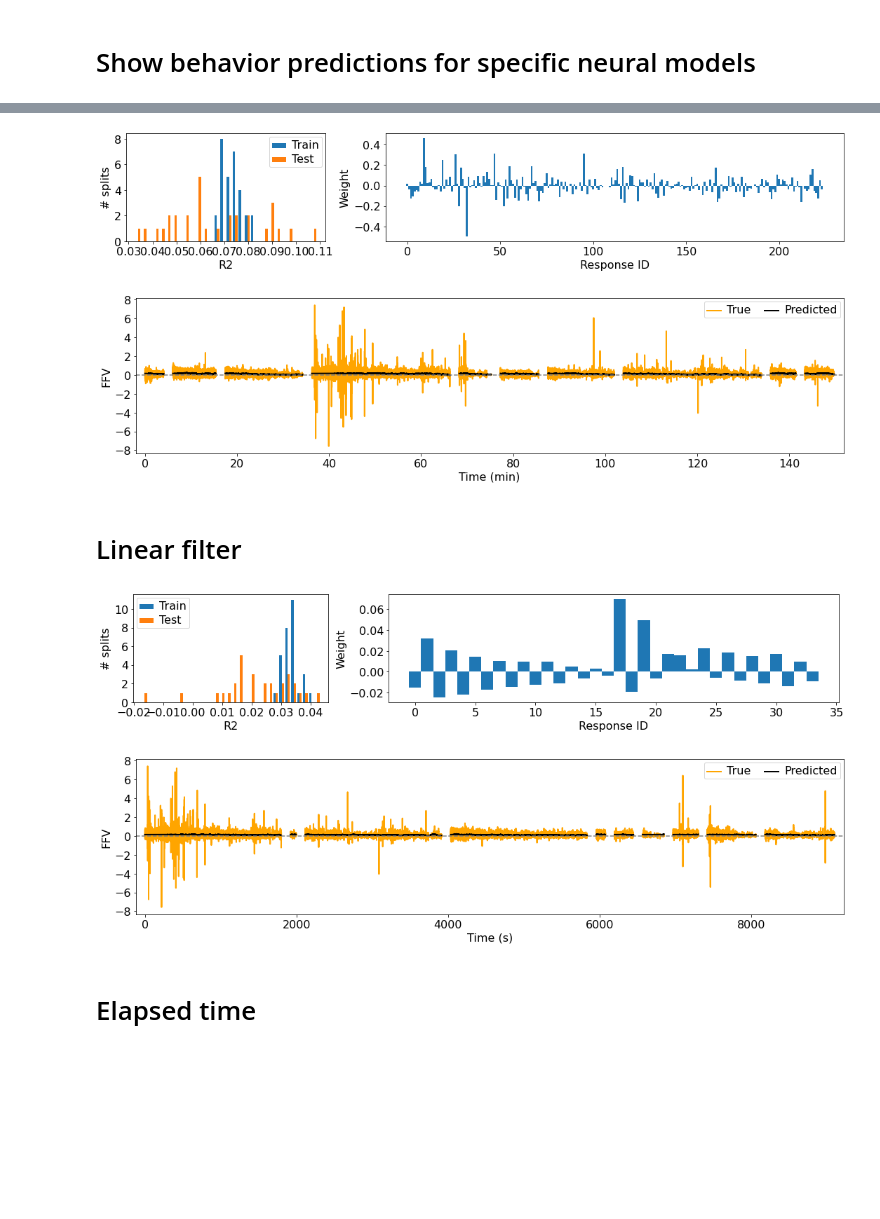
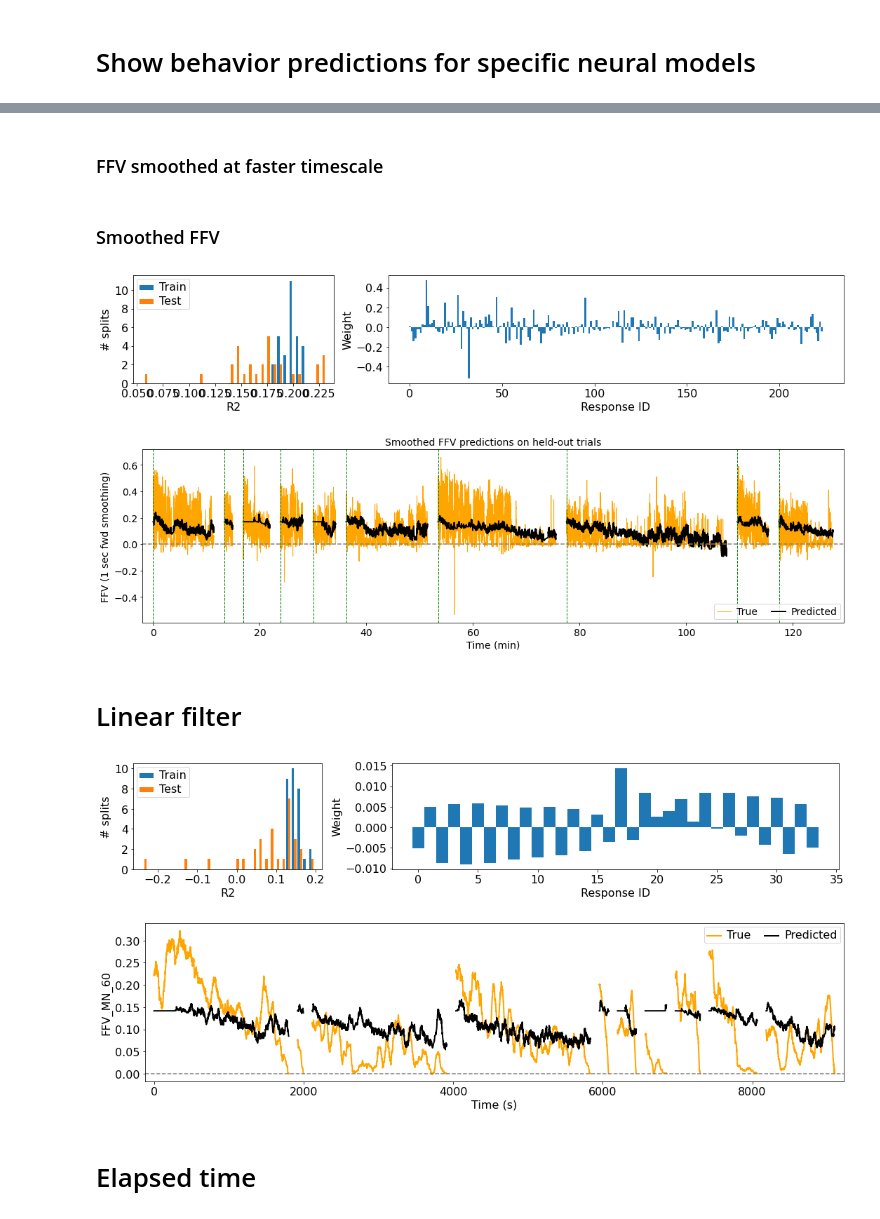
Before and after one commit to rkp8000/inferring-neural-codes, a Jupyter notebook: 6_B_show_ffv_fls_predictions.ipynb, the cells around one changed output, grey strips where cells are left out. Drawn from its saved outputs; the diff is of its cells as text; code cells hidden in the pictures; blank space fills up the shorter version.

```diff
--- a/6_B_show_ffv_fls_predictions.ipynb
+++ b/6_B_show_ffv_fls_predictions.ipynb
@@ -53,41 +183,65 @@ FSAVE = f'data/simple/mlv/{LOAD_DIR}/baker_{NRL_MDL}_{"_".join(STRAINS).lower()}
+# %% [markdown]
+### FFV smoothed at faster timescale
+# %%
+TARG = 'FFV_MN_1'
+
+# FSAVE = f'data/simple/mlv/lin_filter/rc_lin_{"_".join(STRAINS).lower()}_{TARG.lower()}_ridge_alpha_{ALPHA}.npy'
+# FSAVE = f'data/simple/mlv/neur_basic/{"_".join(STRAINS).lower()}_{TARG.lower()}_from_time.npy'
+
+LOAD_DIR = 'neur_basic'
+# LOAD_DIR = 'dyn_alt'
+
+# NRL_MDL = 'lin'  # linear neural model
+# NRL_MDL = 'ln2e'  # linear-nonlinear model
+NRL_MDL = 'dyn'  # dynamical neural model
+# NRL_MDL = 'dyn_nonadapt'
+
+FSAVE = f'data/simple/mlv/{LOAD_DIR}/baker_{NRL_MDL}_{"_".join(STRAINS).lower()}_{TARG.lower()}_ridge_alpha_{ALPHA}.npy'
+# %% [markdown]
+### Smoothed FFV
 # %%
+TARG_SHOW = 'FFV_MN_1'
+
 data = np.load(FSAVE, allow_pickle=True)[0]
 
 gs = gridspec.GridSpec(1, 3)
 
 fig = plt.figure(figsize=(15, 3), tight_layout=True)
 axs = [fig.add_subplot(gs[0, 0]), fig.add_subplot(gs[0, 1:])]
 
 axs[0].hist(np.transpose([data['r2_train'][TARG_SHOW], data['r2_test'][TARG_SHOW]]), bins=30)
 axs[0].legend(['Train', 'Test'])
 set_plot(axs[0], x_label='R2', y_label='# splits', font_size=16)
 
 axs[1].bar(np.arange(data['w'][TARG_SHOW].shape[1]), np.mean(data['w'][TARG_SHOW], axis=0), width=1)
 set_plot(axs[1], x_label='Response ID', y_label='Weight', font_size=16)
 
 ISPLIT = 0
+# TEST_ITRS = [0, 7]
 TEST_ITRS = [0, 3, 4, 5, 6, 7, 8, 9, 13, 15]
 
-fig, ax = plt.subplots(1, 1, figsize=(15, 4), tight_layout=True)
+fig, ax = plt.subplots(1, 1, figsize=(15, 4.5), tight_layout=True)
 t_offset = 0
 t_spacing = 120
 
 for itr in TEST_ITRS:
     y = data['ys_test'][TARG_SHOW][ISPLIT][itr]
     y_hat = data['y_hats_test'][TARG_SHOW][ISPLIT][itr]
     t = np.arange(len(y))/FPS
 
-    ax.plot((t + t_offset)/60, y, c='orange', lw=2)
+    ax.plot((t + t_offset)/60, y, c='orange', lw=1)
     ax.plot((t + t_offset)/60, y_hat, c='k', lw=2)
+
+    ax.axvline(t_offset/60, lw=1, color='g', ls='--')
 
     t_offset += t[-1] + t_spacing
 
 ax.axhline(0, ls='--', color='gray')
 ax.legend(['True', 'Predicted'], ncol=2)
-set_plot(ax, x_lim=(-t_spacing/60, t_offset/60), x_label='Time (min)', y_label=TARG_SHOW, font_size=16)
+set_plot(ax, x_lim=(-t_spacing/60, t_offset/60), x_label='Time (min)', y_label='FFV (1 sec fwd smoothing)', title='Smoothed FFV predictions on held-out trials', font_size=14)
 # %% [output]
-[figure, old version]
+[figure, new version]
-[figure, old version]
+[figure, new version]
 # %% [markdown]
 # Linear filter
 # %%
@@ -104,6 +259,8 @@ FSAVE = f'data/simple/mlv/lin_filter/rc_lin_{"_".join(STRAINS).lower()}_{TARG.lo
 
 # FSAVE = f'data/simple/mlv/{LOAD_DIR}/baker_{NRL_MDL}_{"_".join(STRAINS).lower()}_{TARG.lower()}_ridge_alpha_{ALPHA}.npy'
 # %%
+TARG_SHOW = 'FFV_MN_60'
+
 data = np.load(FSAVE, allow_pickle=True)[0]
 
 gs = gridspec.GridSpec(1, 3)
@@ -139,8 +296,8 @@ ax.axhline(0, ls='--', color='gray')
 ax.legend(['True', 'Predicted'], ncol=2)
 set_plot(ax, x_lim=(-t_spacing, t_offset), x_label='Time (s)', y_label=TARG_SHOW, font_size=16)
 # %% [output]
-[figure, old version]
+[figure, new version]
-[figure, old version]
+[figure, new version]
 # %% [markdown]
 # Elapsed time
 # %%
```
Also changed, not shown: parts of 16 cells of this notebook, 15 other files.
